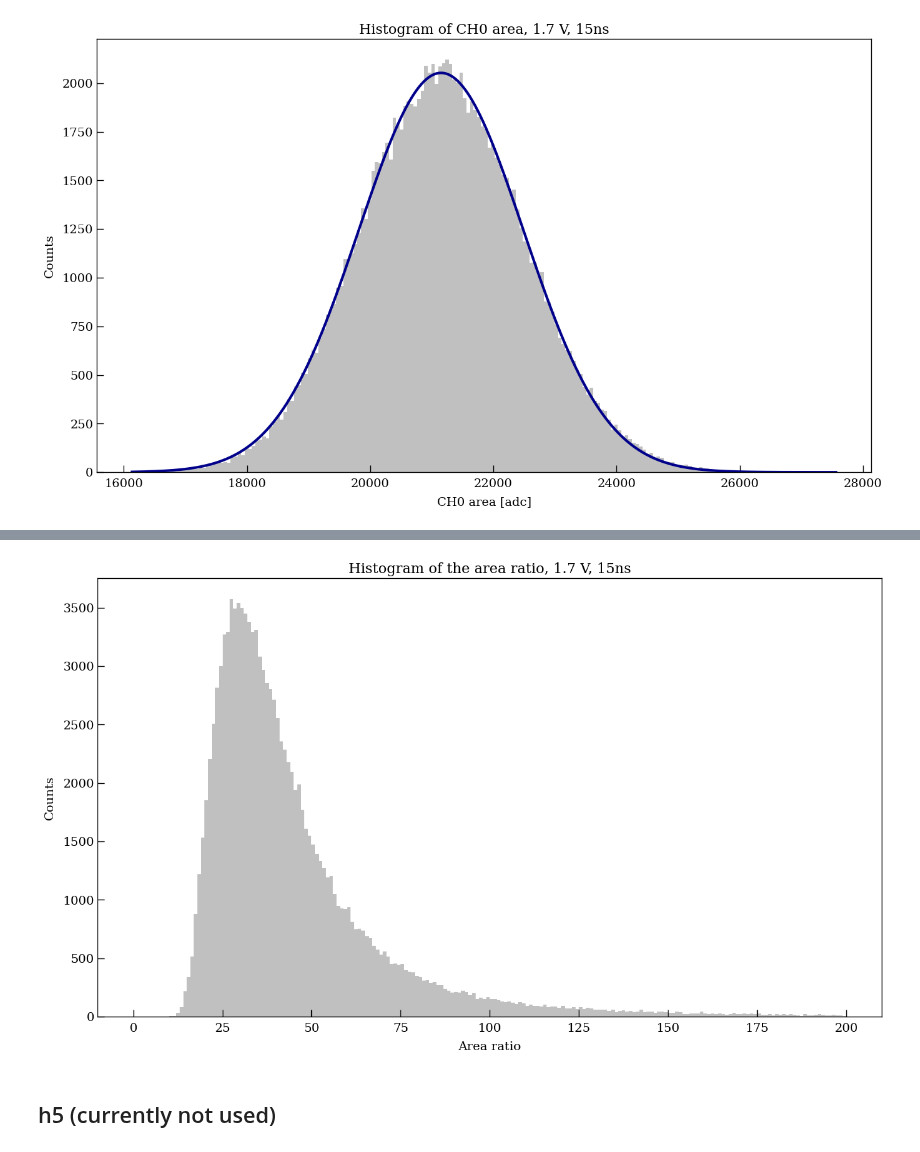
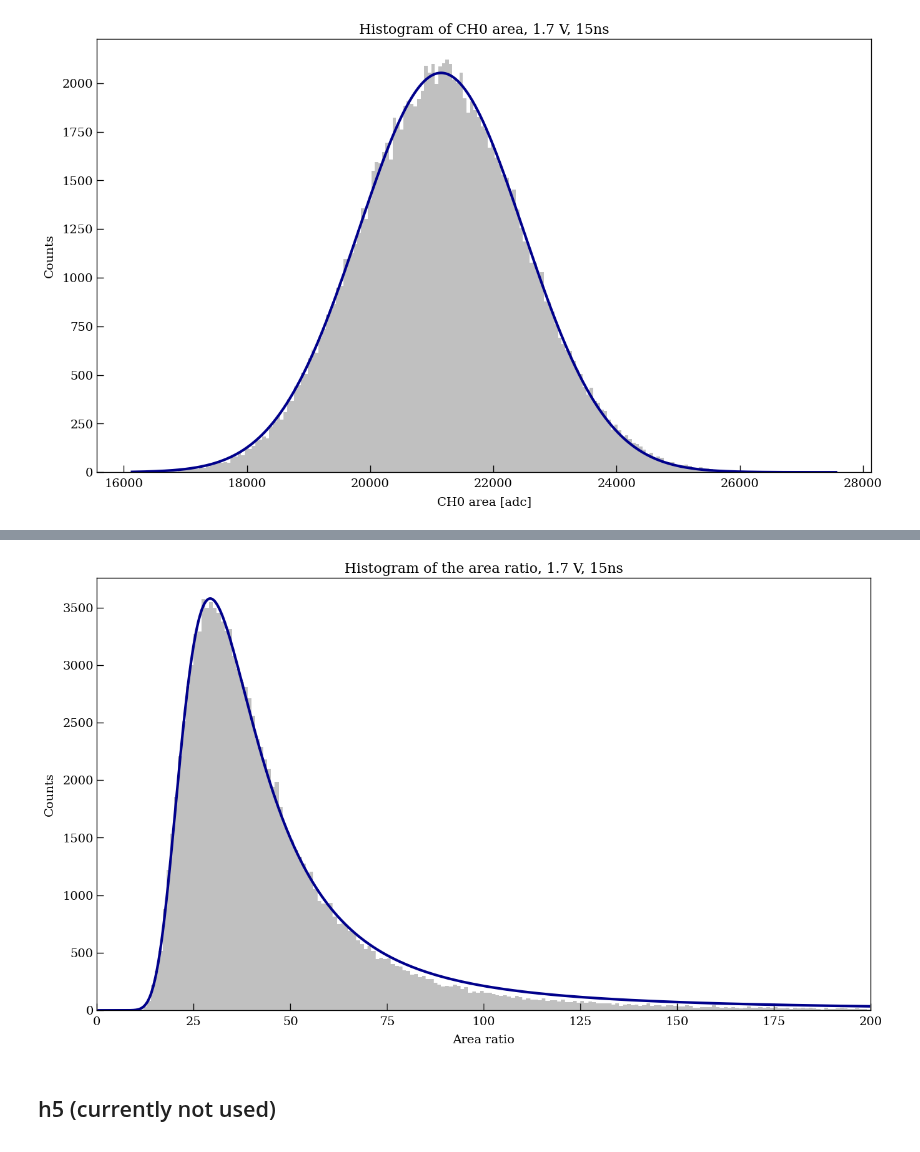
Before and after one commit to Westlake-University-Lsc-lab/RELICS_PMT_Data_Analysis, a Jupyter notebook: PolariserCheck/check_readout.ipynb, the cells around one changed output, grey strips where cells are left out. Drawn from its saved outputs; the diff is of its cells as text; code cells hidden in the pictures.

Commit message:
Updated Landau distribution fit

```diff
--- a/PolariserCheck/check_readout.ipynb
+++ b/PolariserCheck/check_readout.ipynb
@@ -396,13 +412,31 @@ sigma = 1335.829 +/- 3.967
 # %%
+# Use numpy.hist() function to calculate histogram data
+hist, bin_edges = np.histogram(area_ratio,bins=200,range=(0,200))
+g = hist
+x = (bin_edges[:-1] + bin_edges[1:])/2
+
+# Define the fitting function
+def landau_fit(x, A, location, scale):
+    return A * landau.pdf(x=x, x_mpv=location, xi=scale)
+
+# Fit the data
+popt, pcov = curve_fit(landau_fit, x, g, p0=[1E5, 40, 10])
+
+# Generate the fitted Landau distribution
+x_fit = np.linspace(min(x), max(x), 1000)
+y_fit = landau_fit(x_fit, popt[0], popt[1], popt[2])
+
 plt.figure(figsize=(16,9))
 plt.title('Histogram of the area ratio, '+str(V)+' V, '+str(T)+'ns')
 plt.xlabel('Area ratio')
 plt.ylabel('Counts')
+plt.xlim(0,200)
 plt.hist(area_ratio,bins=200,range=(0,200),color='silver')
+plt.plot(x_fit, y_fit, 'r-', label='Landau Fit',color='darkblue',linewidth=3)
 plt.savefig('./img/Histogram of the area ratio, '+str(V)+' V, '+str(T)+'ns.png',dpi=300)
 plt.show()
 # %% [output]
-[figure, old version]
+[figure, new version]
 # %% [markdown]
 ## h5 (currently not used)
 # %%
```
Also changed, not shown: parts of 10 cells of this notebook, 1 other file.
